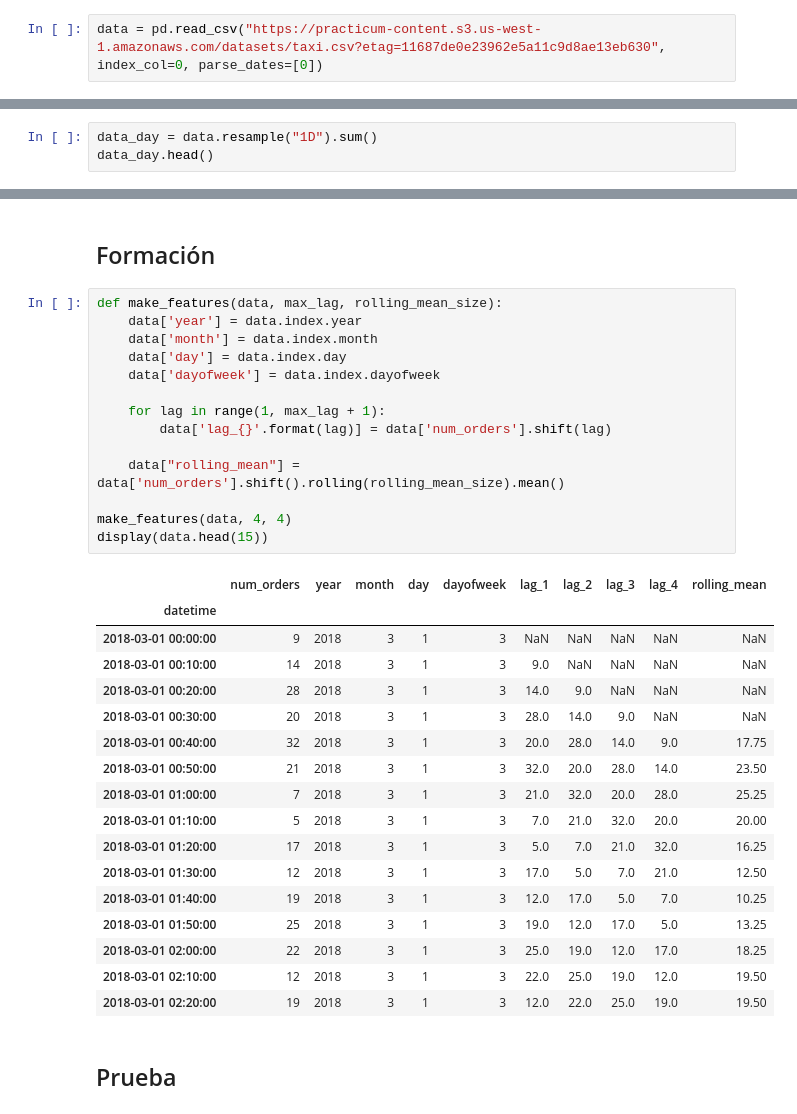
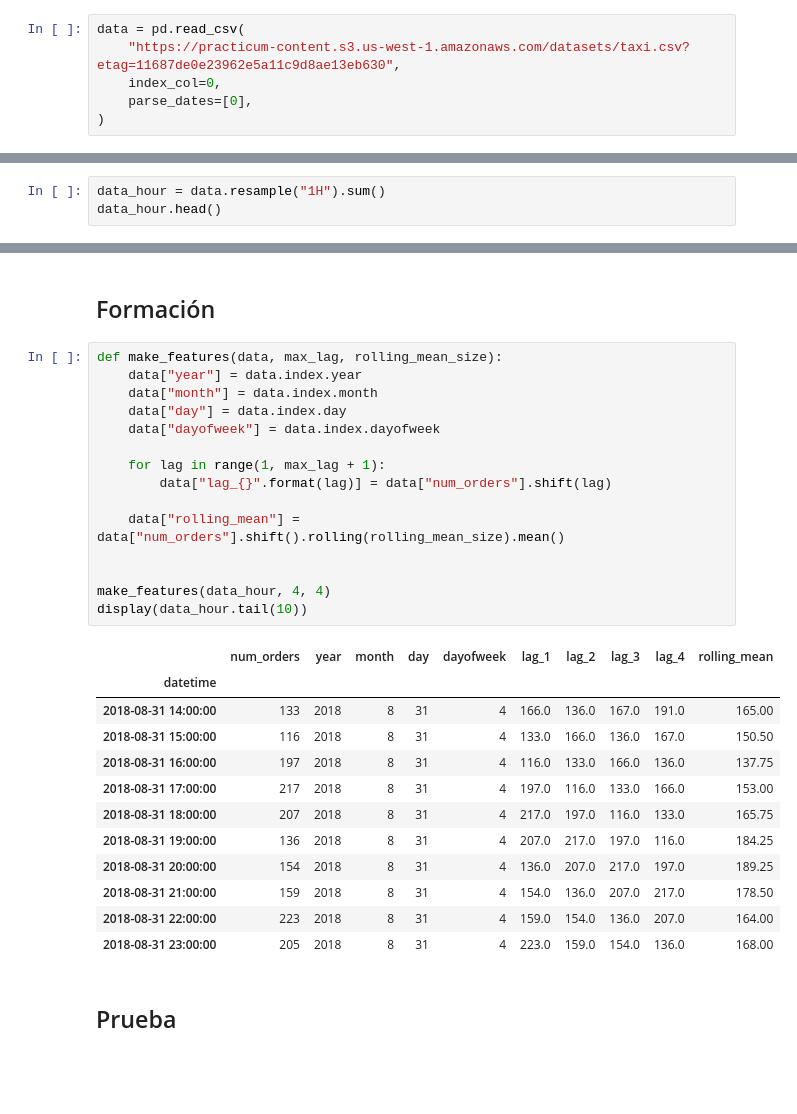
Before and after one commit to armodi97/time_series_13, a Jupyter notebook: Project_13.ipynb, the cells around one changed output, grey strips where cells are left out. Saved outputs shown, nothing was run; the diff lists cells and outputs as text; blank space fills up the shorter version.

```diff
--- a/Project_13.ipynb
+++ b/Project_13.ipynb
@@ -35,7 +35,11 @@ from sklearn.ensemble import RandomForestRegressor
 import lightgbm as lgb
 from catboost import CatBoostRegressor
 # %%
-data = pd.read_csv("https://practicum-content.s3.us-west-1.amazonaws.com/datasets/taxi.csv?etag=11687de0e23962e5a11c9d8ae13eb630", index_col=0, parse_dates=[0])
+data = pd.read_csv(
+    "https://practicum-content.s3.us-west-1.amazonaws.com/datasets/taxi.csv?etag=11687de0e23962e5a11c9d8ae13eb630",
+    index_col=0,
+    parse_dates=[0],
+)
 # %%
 data
 # %% [output]
@@ -59,8 +63,8 @@ data
 data.isna().sum()
 np.random.seed(999)
 # %%
-data_day = data.resample("1D").sum()
-data_day.head()
+data_hour = data.resample("1H").sum()
+data_hour.head()
 # %% [output]
 |  | num_orders |
 | datetime |  |
@@ -84,35 +108,31 @@ fig.show()
 ## Formación
 # %%
 def make_features(data, max_lag, rolling_mean_size):
-    data['year'] = data.index.year
-    data['month'] = data.index.month
-    data['day'] = data.index.day
-    data['dayofweek'] = data.index.dayofweek
+    data["year"] = data.index.year
+    data["month"] = data.index.month
+    data["day"] = data.index.day
+    data["dayofweek"] = data.index.dayofweek
 
     for lag in range(1, max_lag + 1):
-        data['lag_{}'.format(lag)] = data['num_orders'].shift(lag)
+        data["lag_{}".format(lag)] = data["num_orders"].shift(lag)
 
-    data["rolling_mean"] = data['num_orders'].shift().rolling(rolling_mean_size).mean()
+    data["rolling_mean"] = data["num_orders"].shift().rolling(rolling_mean_size).mean()
 
-make_features(data, 4, 4)
-display(data.head(15))
+
+make_features(data_hour, 4, 4)
+display(data_hour.tail(10))
 # %% [output]
 |  | num_orders | year | month | day | dayofweek | lag_1 | lag_2 | lag_3 | lag_4 | rolling_mean |
 | datetime |  |  |  |  |  |  |  |  |  |  |
-| 2018-03-01 00:00:00 | 9 | 2018 | 3 | 1 | 3 | NaN | NaN | NaN | NaN | NaN |
-| 2018-03-01 00:10:00 | 14 | 2018 | 3 | 1 | 3 | 9.0 | NaN | NaN | NaN | NaN |
-| 2018-03-01 00:20:00 | 28 | 2018 | 3 | 1 | 3 | 14.0 | 9.0 | NaN | NaN | NaN |
-| 2018-03-01 00:30:00 | 20 | 2018 | 3 | 1 | 3 | 28.0 | 14.0 | 9.0 | NaN | NaN |
-| 2018-03-01 00:40:00 | 32 | 2018 | 3 | 1 | 3 | 20.0 | 28.0 | 14.0 | 9.0 | 17.75 |
-| 2018-03-01 00:50:00 | 21 | 2018 | 3 | 1 | 3 | 32.0 | 20.0 | 28.0 | 14.0 | 23.50 |
-| 2018-03-01 01:00:00 | 7 | 2018 | 3 | 1 | 3 | 21.0 | 32.0 | 20.0 | 28.0 | 25.25 |
-| 2018-03-01 01:10:00 | 5 | 2018 | 3 | 1 | 3 | 7.0 | 21.0 | 32.0 | 20.0 | 20.00 |
-| 2018-03-01 01:20:00 | 17 | 2018 | 3 | 1 | 3 | 5.0 | 7.0 | 21.0 | 32.0 | 16.25 |
-| 2018-03-01 01:30:00 | 12 | 2018 | 3 | 1 | 3 | 17.0 | 5.0 | 7.0 | 21.0 | 12.50 |
-| 2018-03-01 01:40:00 | 19 | 2018 | 3 | 1 | 3 | 12.0 | 17.0 | 5.0 | 7.0 | 10.25 |
-| 2018-03-01 01:50:00 | 25 | 2018 | 3 | 1 | 3 | 19.0 | 12.0 | 17.0 | 5.0 | 13.25 |
-| 2018-03-01 02:00:00 | 22 | 2018 | 3 | 1 | 3 | 25.0 | 19.0 | 12.0 | 17.0 | 18.25 |
-| 2018-03-01 02:10:00 | 12 | 2018 | 3 | 1 | 3 | 22.0 | 25.0 | 19.0 | 12.0 | 19.50 |
-| 2018-03-01 02:20:00 | 19 | 2018 | 3 | 1 | 3 | 12.0 | 22.0 | 25.0 | 19.0 | 19.50 |
+| 2018-08-31 14:00:00 | 133 | 2018 | 8 | 31 | 4 | 166.0 | 136.0 | 167.0 | 191.0 | 165.00 |
+| 2018-08-31 15:00:00 | 116 | 2018 | 8 | 31 | 4 | 133.0 | 166.0 | 136.0 | 167.0 | 150.50 |
+| 2018-08-31 16:00:00 | 197 | 2018 | 8 | 31 | 4 | 116.0 | 133.0 | 166.0 | 136.0 | 137.75 |
+| 2018-08-31 17:00:00 | 217 | 2018 | 8 | 31 | 4 | 197.0 | 116.0 | 133.0 | 166.0 | 153.00 |
+| 2018-08-31 18:00:00 | 207 | 2018 | 8 | 31 | 4 | 217.0 | 197.0 | 116.0 | 133.0 | 165.75 |
+| 2018-08-31 19:00:00 | 136 | 2018 | 8 | 31 | 4 | 207.0 | 217.0 | 197.0 | 116.0 | 184.25 |
+| 2018-08-31 20:00:00 | 154 | 2018 | 8 | 31 | 4 | 136.0 | 207.0 | 217.0 | 197.0 | 189.25 |
+| 2018-08-31 21:00:00 | 159 | 2018 | 8 | 31 | 4 | 154.0 | 136.0 | 207.0 | 217.0 | 178.50 |
+| 2018-08-31 22:00:00 | 223 | 2018 | 8 | 31 | 4 | 159.0 | 154.0 | 136.0 | 207.0 | 164.00 |
+| 2018-08-31 23:00:00 | 205 | 2018 | 8 | 31 | 4 | 223.0 | 159.0 | 154.0 | 136.0 | 168.00 |
 # %% [markdown]
 ## Prueba
```
Also changed, not shown: parts of 10 cells of this notebook, 4 other files.
